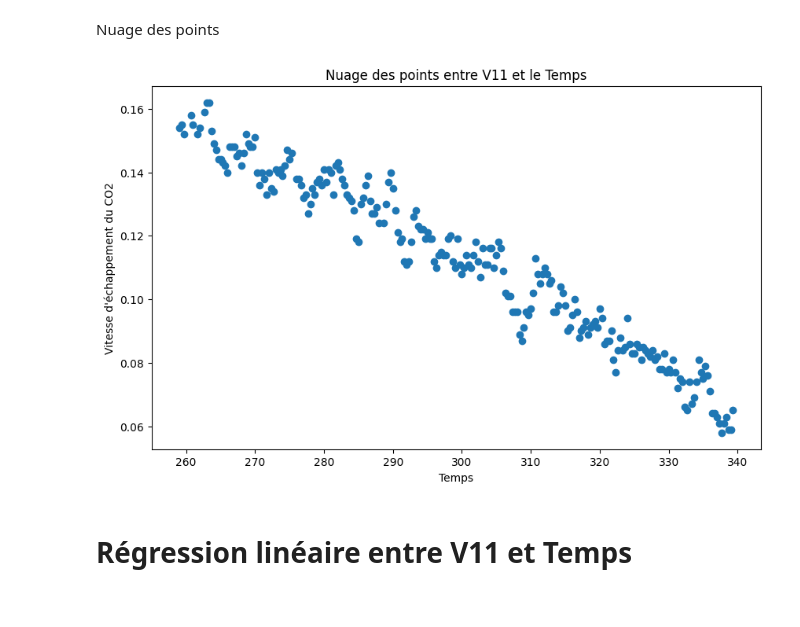
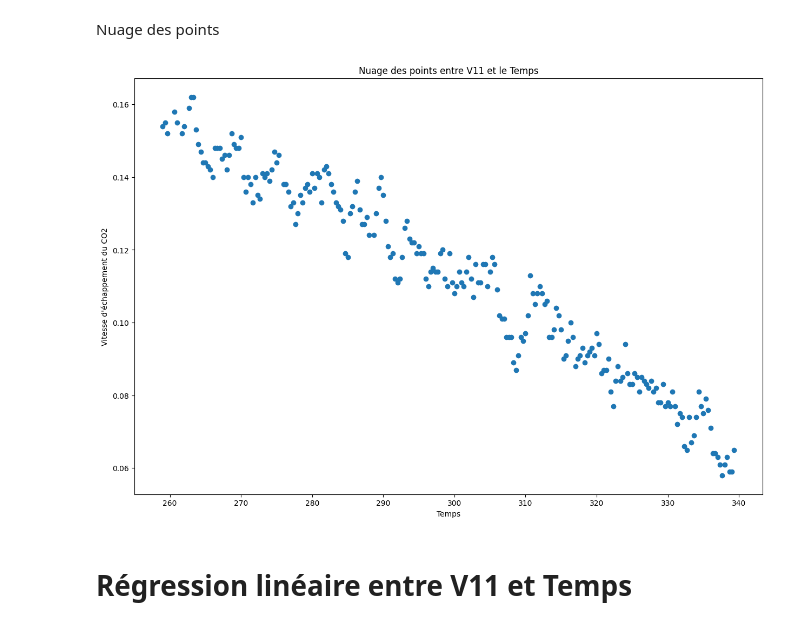
Before and after one commit to bigirimanainnocent12/Regresion_lineaire, a Jupyter notebook: CODE_RAPPORT_DE_STAGE.ipynb, the cells around one changed output. Drawn from its saved outputs; the diff is of its cells as text; code cells hidden in the pictures.

```diff
--- a/CODE_RAPPORT_DE_STAGE.ipynb
+++ b/CODE_RAPPORT_DE_STAGE.ipynb
@@ -356,15 +356,15 @@ dtype: float64
 Nuage des points
 # %%
 import matplotlib.pyplot as plt
-figsize = (10, 6)
+figsize = (15, 10)
 plt.figure(figsize=figsize)
 plt.scatter(data_fermentation['Temps'],data_fermentation['V11'])
 plt.xlabel('Temps')
 plt.ylabel("Vitesse d'échappement du CO2")
 plt.title('Nuage des points entre V11 et le Temps')
 plt.show()
 # %% [output]
-[figure, old version]
+[figure, new version]
 # %% [markdown]
 # **Régression linéaire entre V11 et Temps**
 # %%
```
Also changed, not shown: parts of 12 cells of this notebook.
